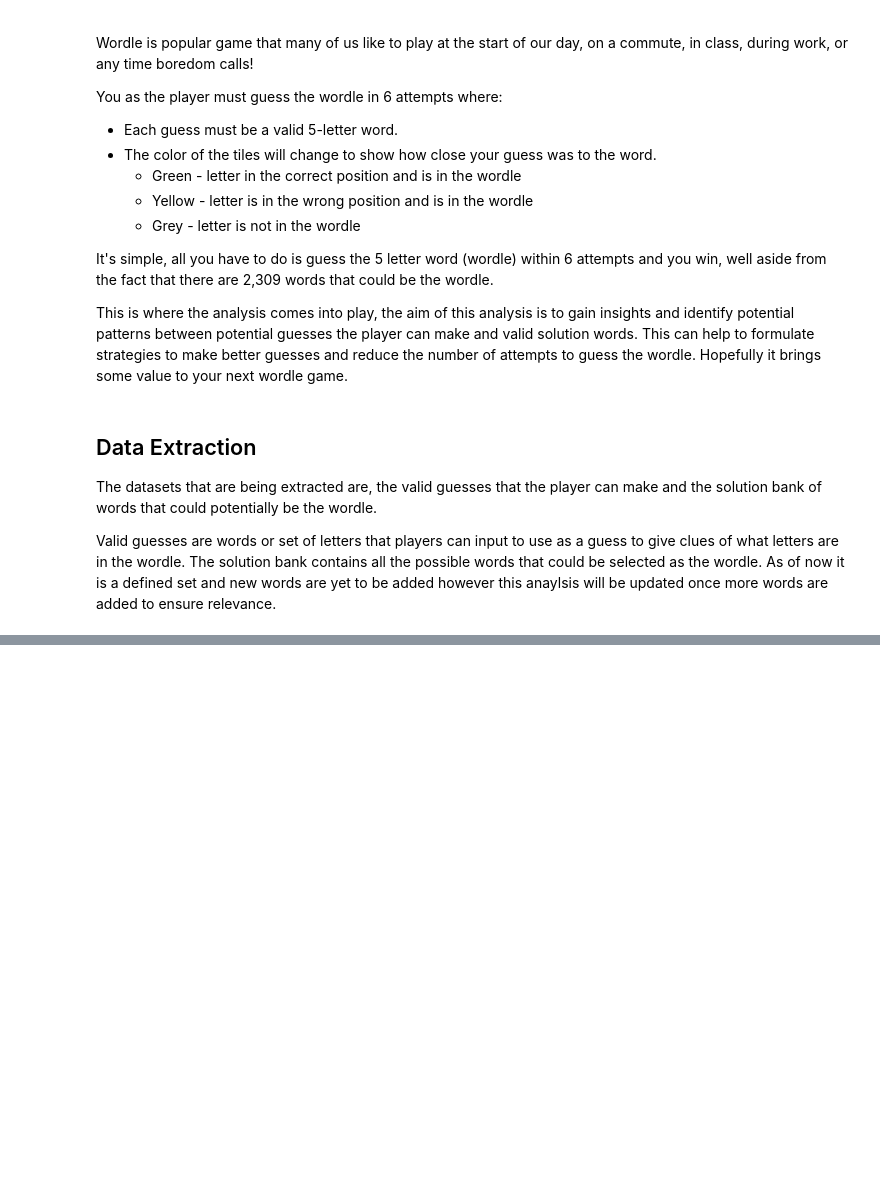
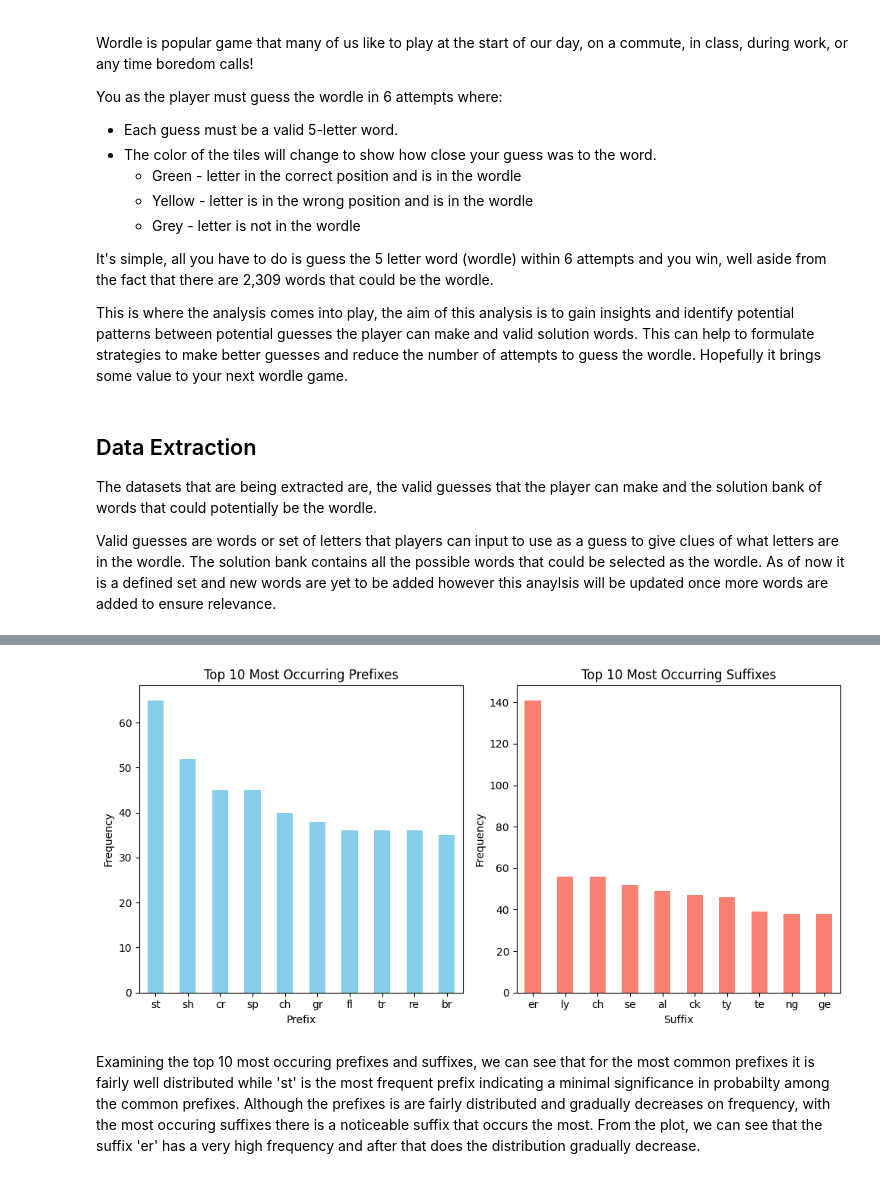
Before and after one commit to Dom17Pham/WordleMe, a Jupyter notebook: WordleAnalysis.ipynb, the cells around one changed output, grey strips where cells are left out. Cells and saved outputs as stored; diff of their text form; code cells hidden in the pictures; blank space fills up the shorter version.

```diff
--- a/WordleAnalysis.ipynb
+++ b/WordleAnalysis.ipynb
@@ -66,0 +164,33 @@ If we take a closer look at the plot, we can see the other letters are fairly di
+# %%
+# Get all prefixes and suffixes from dataframe
+all_prefixes = [prefix for prefixes in WordleSolutions['prefixes'] for prefix in prefixes]
+all_suffixes = [suffix for suffixes in WordleSolutions['suffixes'] for suffix in suffixes]
+
+# Count the frequency of each prefix and suffix
+prefix_freq = pd.Series(all_prefixes).value_counts()
+suffix_freq = pd.Series(all_suffixes).value_counts()
+
+plt.figure(figsize=(10, 5))
+
+# Plot most occuring prefixes
+plt.subplot(1, 2, 1)
+prefix_freq.head(10).plot(kind='bar', color='skyblue')
+plt.title('Top 10 Most Occurring Prefixes')
+plt.xlabel('Prefix')
+plt.xticks(rotation=0)
+plt.ylabel('Frequency')
+
+# Plot most occuring suffixes
+plt.subplot(1, 2, 2)
+suffix_freq.head(10).plot(kind='bar', color='salmon')
+plt.title('Top 10 Most Occurring Suffixes')
+plt.xlabel('Suffix')
+plt.xticks(rotation=0)
+plt.ylabel('Frequency')
+
+plt.tight_layout()
+plt.show()
+# %% [output]
+[figure, added]
+# %% [markdown]
+Examining the top 10 most occuring prefixes and suffixes, we can see that for the most common prefixes it is fairly well distributed while 'st' is the most frequent prefix indicating a minimal significance in probabilty among the common prefixes. Although the prefixes is are fairly distributed and gradually decreases on frequency, with the most occuring suffixes there is a noticeable suffix that occurs the most. From the plot, we can see that the suffix 'er' has a very high frequency and after that does the distribution gradually decrease.
```
Also changed, not shown: parts of 9 cells of this notebook.
